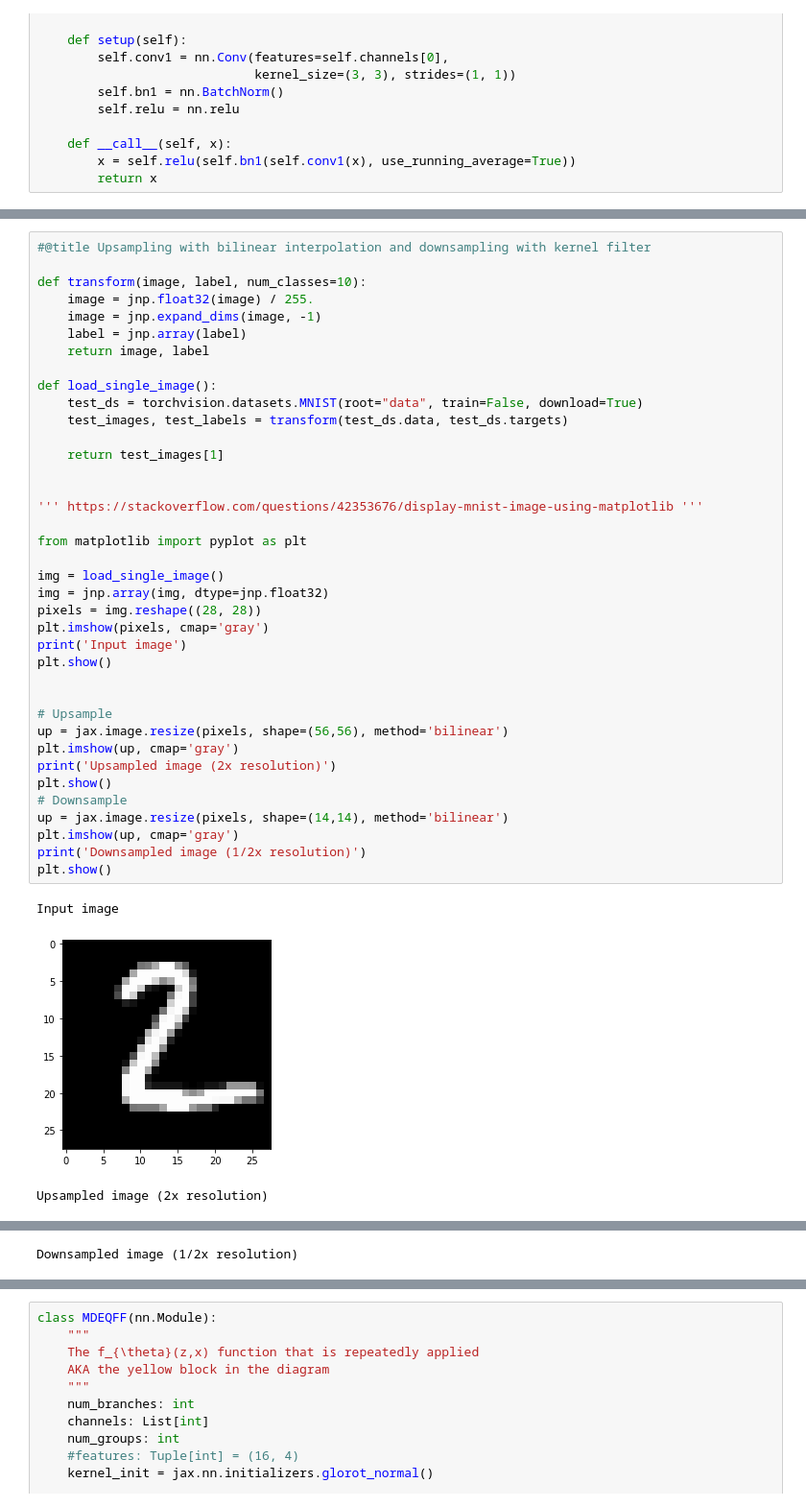
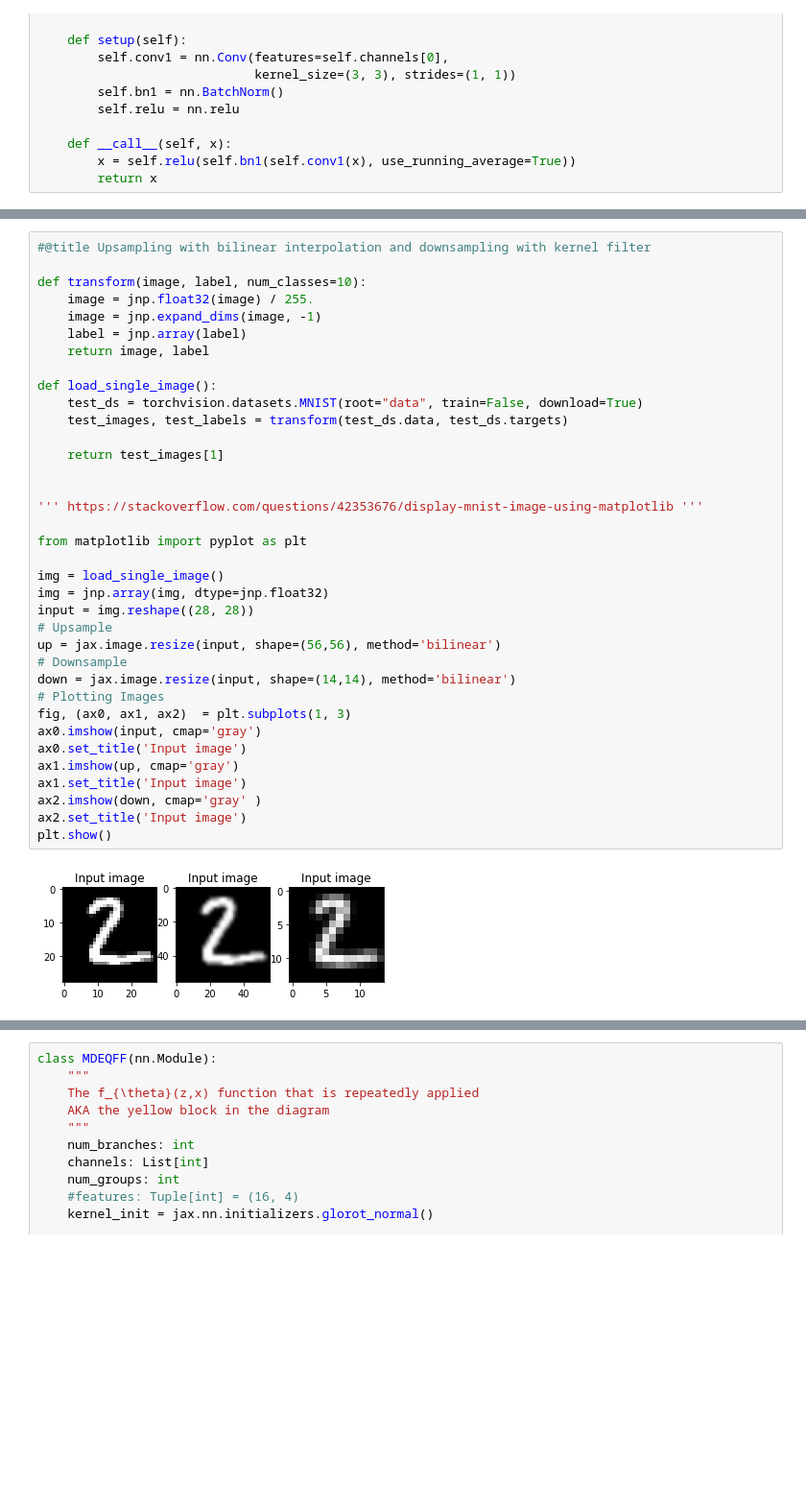
Before and after one commit to adamoyoung/deq-colab, a Jupyter notebook: deq-colab.ipynb, the cells around one changed output, grey strips where cells are left out. Shown at 96% size. Saved outputs shown, nothing was run; the diff lists cells and outputs as text; blank space fills up the shorter version.

```diff
--- a/deq-colab.ipynb
+++ b/deq-colab.ipynb
@@ -615,42 +617,38 @@ class UpSample(nn.Module):
 # %%
 #@title Upsampling with bilinear interpolation and downsampling with kernel filter
 
 def transform(image, label, num_classes=10):
     image = jnp.float32(image) / 255.
     image = jnp.expand_dims(image, -1)
     label = jnp.array(label)
     return image, label
 
 def load_single_image():
     test_ds = torchvision.datasets.MNIST(root="data", train=False, download=True)
     test_images, test_labels = transform(test_ds.data, test_ds.targets)
 
     return test_images[1]
 
 
 ''' https://stackoverflow.com/questions/42353676/display-mnist-image-using-matplotlib '''
 
 from matplotlib import pyplot as plt
 
 img = load_single_image()
 img = jnp.array(img, dtype=jnp.float32)
-pixels = img.reshape((28, 28))
-plt.imshow(pixels, cmap='gray')
-print('Input image')
+input = img.reshape((28, 28))
+# Upsample
+up = jax.image.resize(input, shape=(56,56), method='bilinear')
+# Downsample
+down = jax.image.resize(input, shape=(14,14), method='bilinear')
+# Plotting Images
+fig, (ax0, ax1, ax2)  = plt.subplots(1, 3)
+ax0.imshow(input, cmap='gray')
+ax0.set_title('Input image')
+ax1.imshow(up, cmap='gray')
+ax1.set_title('Input image')
+ax2.imshow(down, cmap='gray' )
+ax2.set_title('Input image')
 plt.show()
-
-
-# Upsample
-up = jax.image.resize(pixels, shape=(56,56), method='bilinear')
-plt.imshow(up, cmap='gray')
-print('Upsampled image (2x resolution)')
-plt.show()
-# Downsample
-up = jax.image.resize(pixels, shape=(14,14), method='bilinear')
-plt.imshow(up, cmap='gray')
-print('Downsampled image (1/2x resolution)')
-plt.show()
 # %% [output]
-Input image
-[figure, old version]
+[figure, new version]
-Upsampled image (2x resolution)
@@ -658 +654,0 @@ Upsampled image (2x resolution)
-Downsampled image (1/2x resolution)
```
Also changed, not shown: parts of 3 cells of this notebook.
